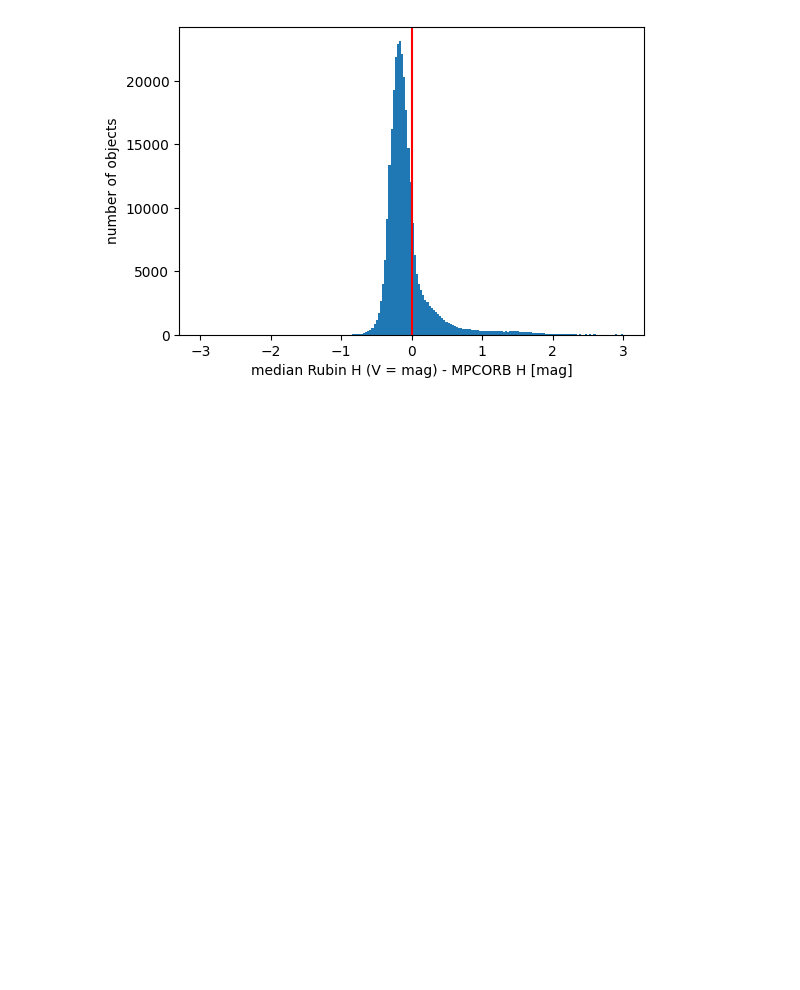
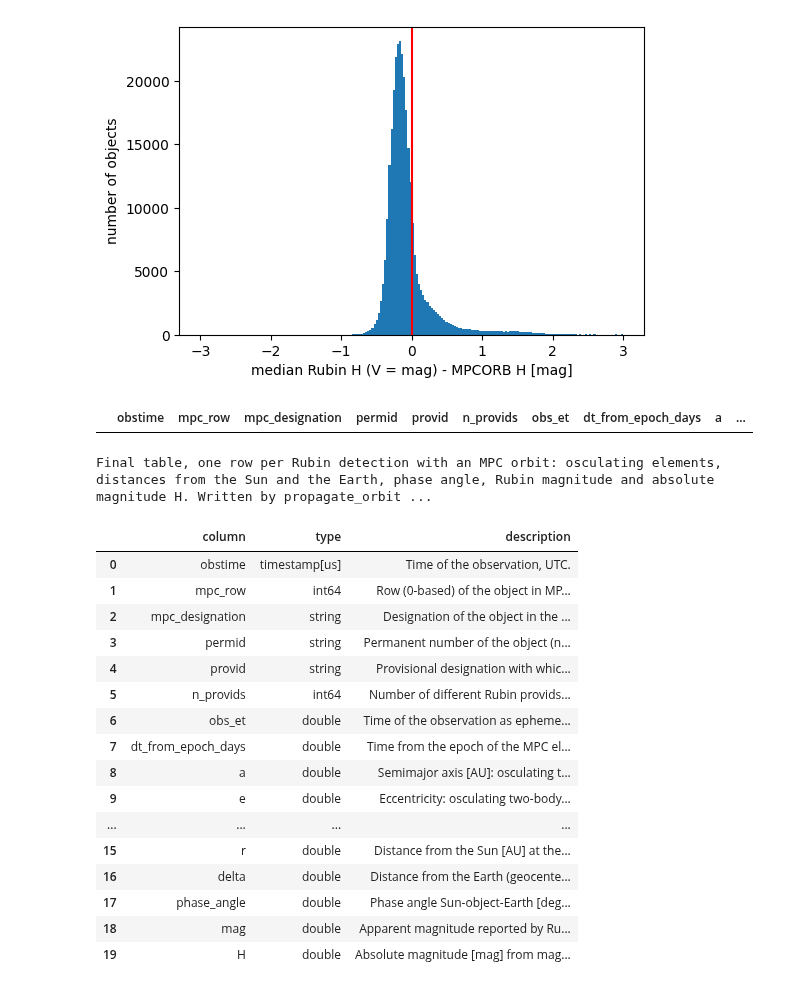
Before and after one commit to JuanitaAgudelo/MVROC, a Jupyter notebook: code/propagate_orbit_2_geometry_H.ipynb, the cells around one changed output. Saved outputs shown, nothing was run; the diff lists cells and outputs as text; code cells hidden in the pictures; blank space fills up the shorter version.

```diff
--- a/code/propagate_orbit_2_geometry_H.ipynb
+++ b/code/propagate_orbit_2_geometry_H.ipynb
@@ -544,3 +548,37 @@ plt.show()
 # %% [output]
 298,334 objects; Rubin H - MPCORB H: median -0.14 mag, 16-84% range [-0.29, +0.09]
 [figure]
+# %%
+import pandas as pd
+data_dir = 'data/'
+final_path = data_dir + 'obs_final_elements_geometry_H.parquet'
+
+laurentia_final = pd.read_parquet(final_path, filters=[('mpc_designation', '==', '2025 HB67')]).sort_values('obstime')
+# %%
+laurentia_final
+# %% [output]
+|  | obstime | mpc_row | mpc_designation | permid | provid | n_provids | obs_et | dt_from_epoch_days | a | ... |
+# %%
+# Description of the file and of each column (saved in the parquet schema; pandas does not show them)
+from parquet_docs import column_descriptions
+pd.set_option('display.max_colwidth', None)
+column_descriptions(data_dir + 'obs_final_elements_geometry_H.parquet')
+# %% [output]
+Final table, one row per Rubin detection with an MPC orbit: osculating elements, distances from the Sun and the Earth, phase angle, Rubin magnitude and absolute magnitude H. Written by propagate_orbit ...
+|  | column | type | description |
+| 0 | obstime | timestamp[us] | Time of the observation, UTC. |
+| 1 | mpc_row | int64 | Row (0-based) of the object in MP... |
+| 2 | mpc_designation | string | Designation of the object in the ... |
+| 3 | permid | string | Permanent number of the object (n... |
+| 4 | provid | string | Provisional designation with whic... |
+| 5 | n_provids | int64 | Number of different Rubin provids... |
+| 6 | obs_et | double | Time of the observation as epheme... |
+| 7 | dt_from_epoch_days | double | Time from the epoch of the MPC el... |
+| 8 | a | double | Semimajor axis [AU]: osculating t... |
+| 9 | e | double | Eccentricity: osculating two-body... |
+| ... | ... | ... | ... |
+| 15 | r | double | Distance from the Sun [AU] at the... |
+| 16 | delta | double | Distance from the Earth (geocente... |
+| 17 | phase_angle | double | Phase angle Sun-object-Earth [deg... |
+| 18 | mag | double | Apparent magnitude reported by Ru... |
+| 19 | H | double | Absolute magnitude [mag] from mag... |
```
Also changed, not shown: parts of 6 cells of this notebook, 6 other files.
